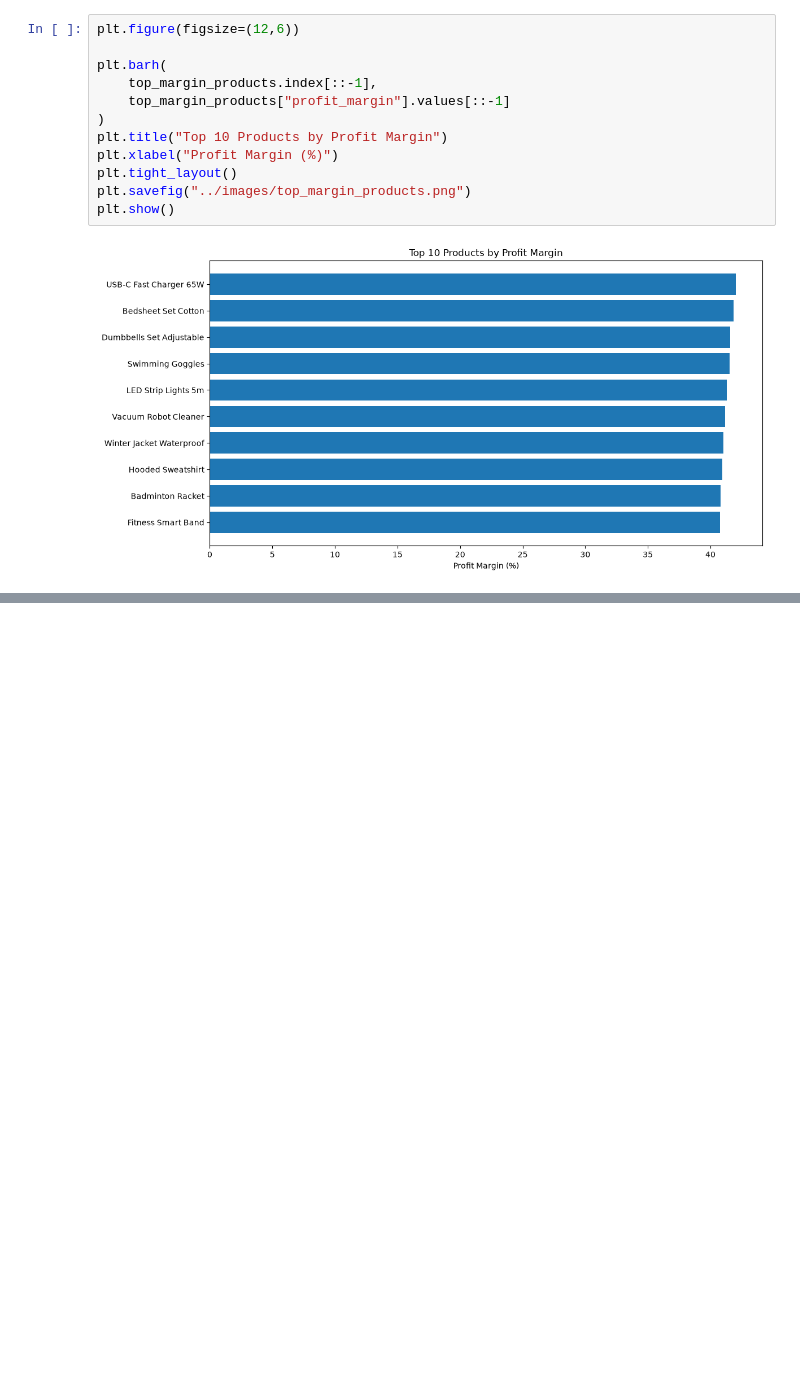
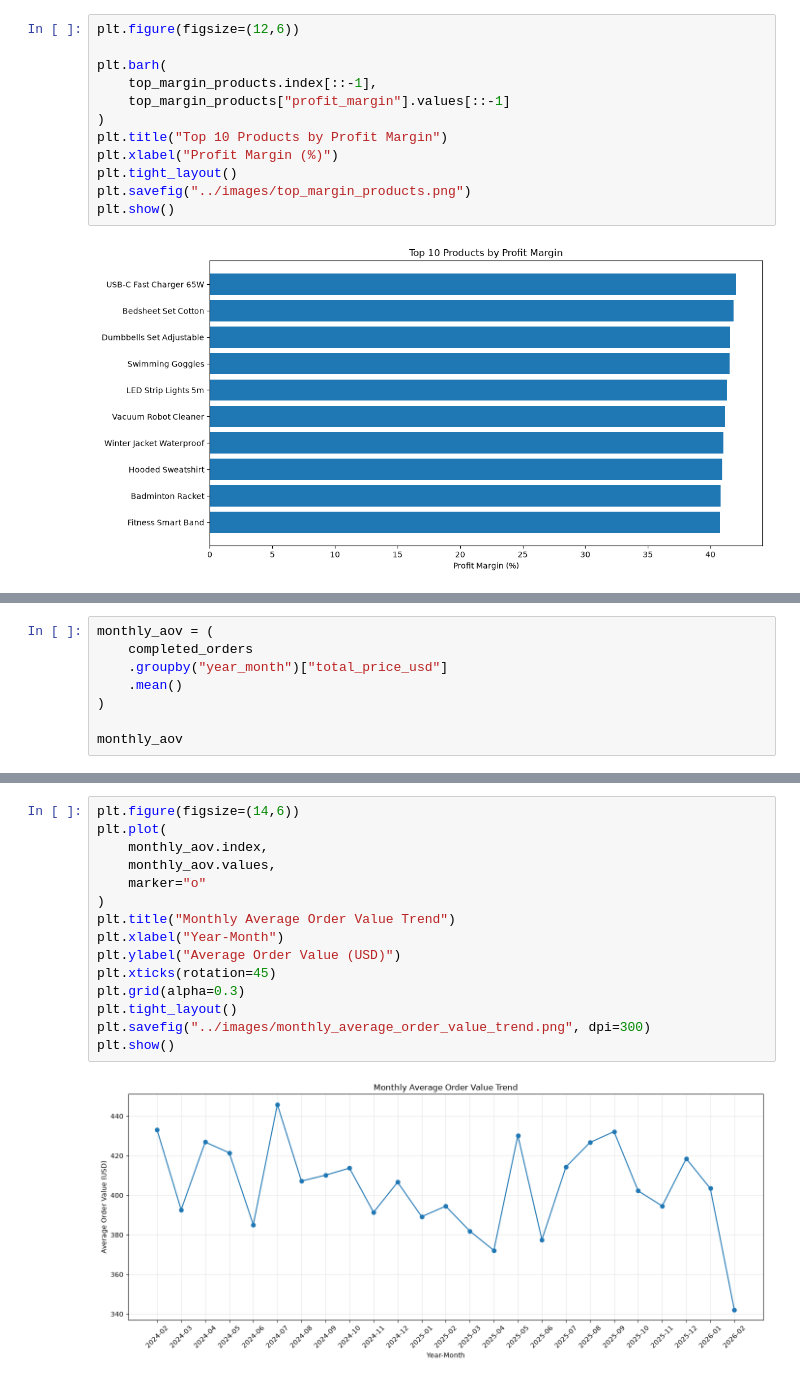
Before and after one commit to Suman-byte8/global-e-commerce-dataset-1M-records-2024-2026-analysis, a Jupyter notebook: notebooks/02_Exploratory_Data_Analysis.ipynb, the cells around one changed output, grey strips where cells are left out. Saved outputs shown, nothing was run; the diff lists cells and outputs as text; blank space fills up the shorter version.

```diff
--- a/notebooks/02_Exploratory_Data_Analysis.ipynb
+++ b/notebooks/02_Exploratory_Data_Analysis.ipynb
@@ -820,0 +986,8 @@ plt.show()
+# %%
+monthly_aov = (
+    completed_orders
+    .groupby("year_month")["total_price_usd"]
+    .mean()
+)
+
+monthly_aov
@@ -820,0 +1012,17 @@ plt.show()
+# %%
+plt.figure(figsize=(14,6))
+plt.plot(
+    monthly_aov.index,
+    monthly_aov.values,
+    marker="o"
+)
+plt.title("Monthly Average Order Value Trend")
+plt.xlabel("Year-Month")
+plt.ylabel("Average Order Value (USD)")
+plt.xticks(rotation=45)
+plt.grid(alpha=0.3)
+plt.tight_layout()
+plt.savefig("../images/monthly_average_order_value_trend.png", dpi=300)
+plt.show()
+# %% [output]
+[figure, added]
```
Also changed, not shown: parts of 16 cells of this notebook, 4 other files.
